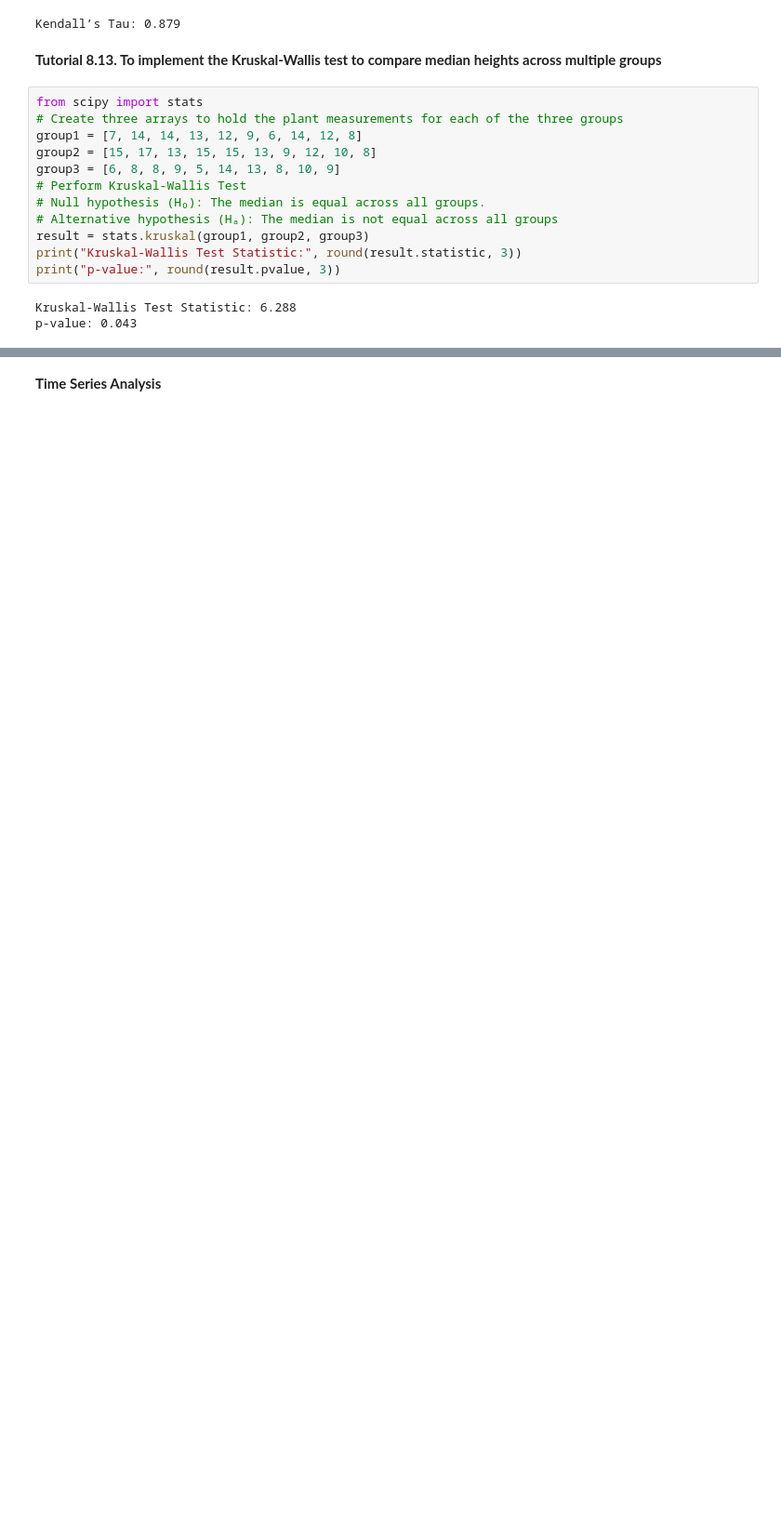
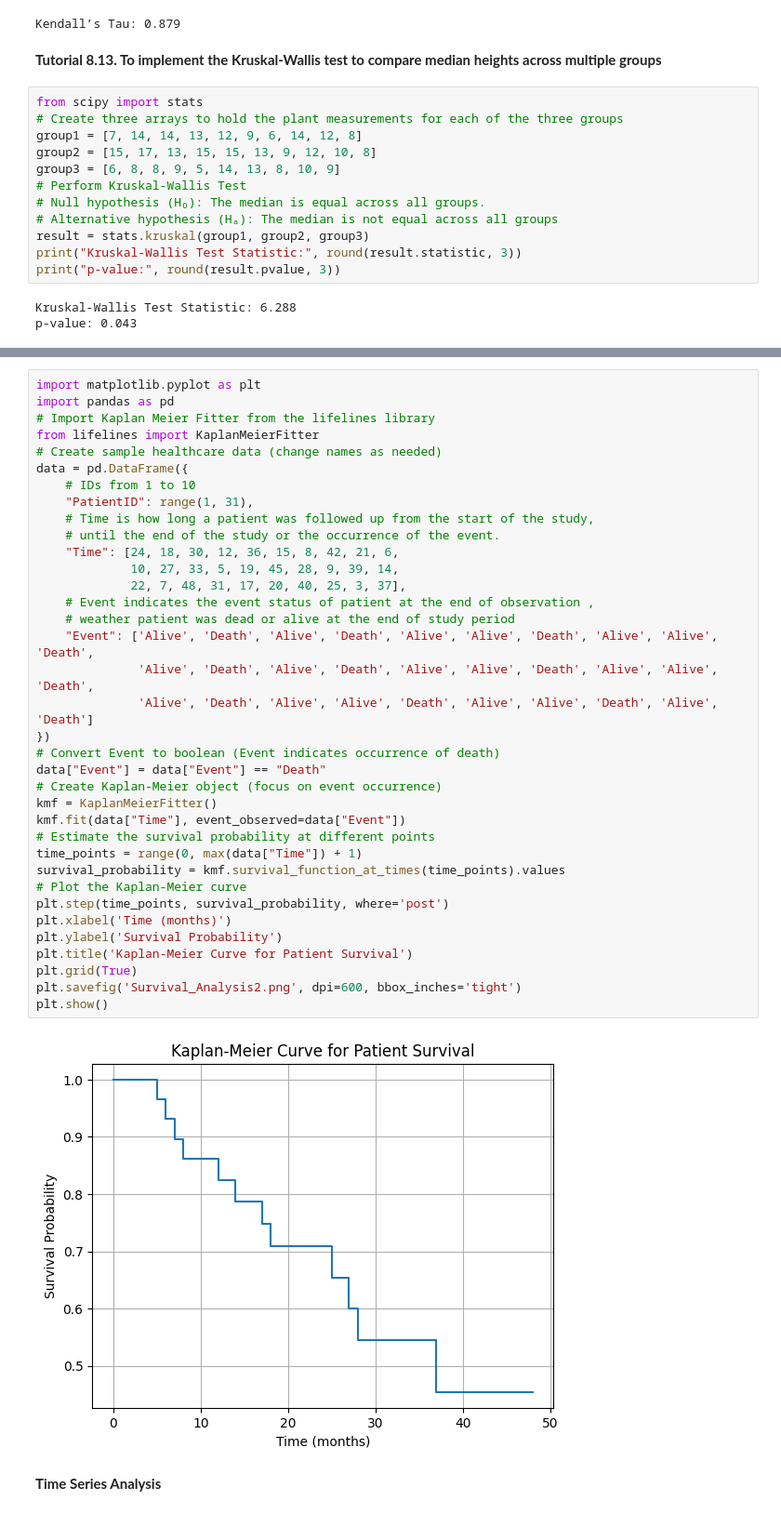
Before and after one commit to bpbpublications/Statistics-for-Data-Scientists-and-Analysts, a Jupyter notebook: notebooks/chapter8/chapter8.ipynb, the cells around one changed output, grey strips where cells are left out. Shown at 93% size. Cells and saved outputs as stored; diff of their text form; blank space fills up the shorter version.

```diff
--- a/notebooks/chapter8/chapter8.ipynb
+++ b/notebooks/chapter8/chapter8.ipynb
@@ -272,3 +335,41 @@ p-value: 0.043
+# %%
+import matplotlib.pyplot as plt
+import pandas as pd
+# Import Kaplan Meier Fitter from the lifelines library
+from lifelines import KaplanMeierFitter
+# Create sample healthcare data (change names as needed)
+data = pd.DataFrame({
+    # IDs from 1 to 10
+    "PatientID": range(1, 31),
+    # Time is how long a patient was followed up from the start of the study,
+    # until the end of the study or the occurrence of the event.
+    "Time": [24, 18, 30, 12, 36, 15, 8, 42, 21, 6,
+             10, 27, 33, 5, 19, 45, 28, 9, 39, 14,
+             22, 7, 48, 31, 17, 20, 40, 25, 3, 37],
+    # Event indicates the event status of patient at the end of observation ,
+    # weather patient was dead or alive at the end of study period
+    "Event": ['Alive', 'Death', 'Alive', 'Death', 'Alive', 'Alive', 'Death', 'Alive', 'Alive', 'Death',
+              'Alive', 'Death', 'Alive', 'Death', 'Alive', 'Alive', 'Death', 'Alive', 'Alive', 'Death',
+              'Alive', 'Death', 'Alive', 'Alive', 'Death', 'Alive', 'Alive', 'Death', 'Alive', 'Death']
+})
+# Convert Event to boolean (Event indicates occurrence of death)
+data["Event"] = data["Event"] == "Death"
+# Create Kaplan-Meier object (focus on event occurrence)
+kmf = KaplanMeierFitter()
+kmf.fit(data["Time"], event_observed=data["Event"])
+# Estimate the survival probability at different points
+time_points = range(0, max(data["Time"]) + 1)
+survival_probability = kmf.survival_function_at_times(time_points).values
+# Plot the Kaplan-Meier curve
+plt.step(time_points, survival_probability, where='post')
+plt.xlabel('Time (months)')
+plt.ylabel('Survival Probability')
+plt.title('Kaplan-Meier Curve for Patient Survival')
+plt.grid(True)
+plt.savefig('Survival_Analysis2.png', dpi=600, bbox_inches='tight')
+plt.show()
+# %% [output]
+[figure, added]
 # %% [markdown]
 **Time Series Analysis**
 # %% [markdown]
```
Also changed, not shown: parts of 11 cells of this notebook.
